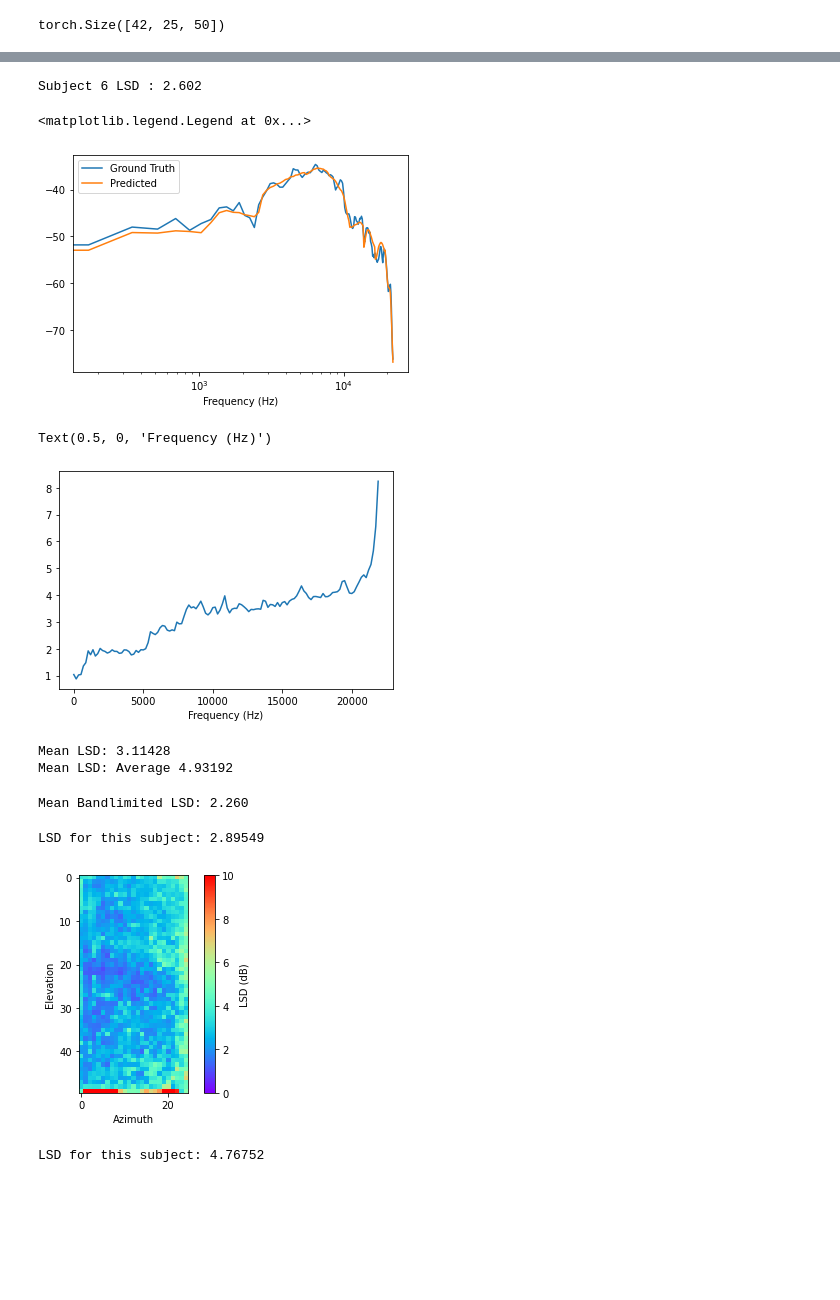
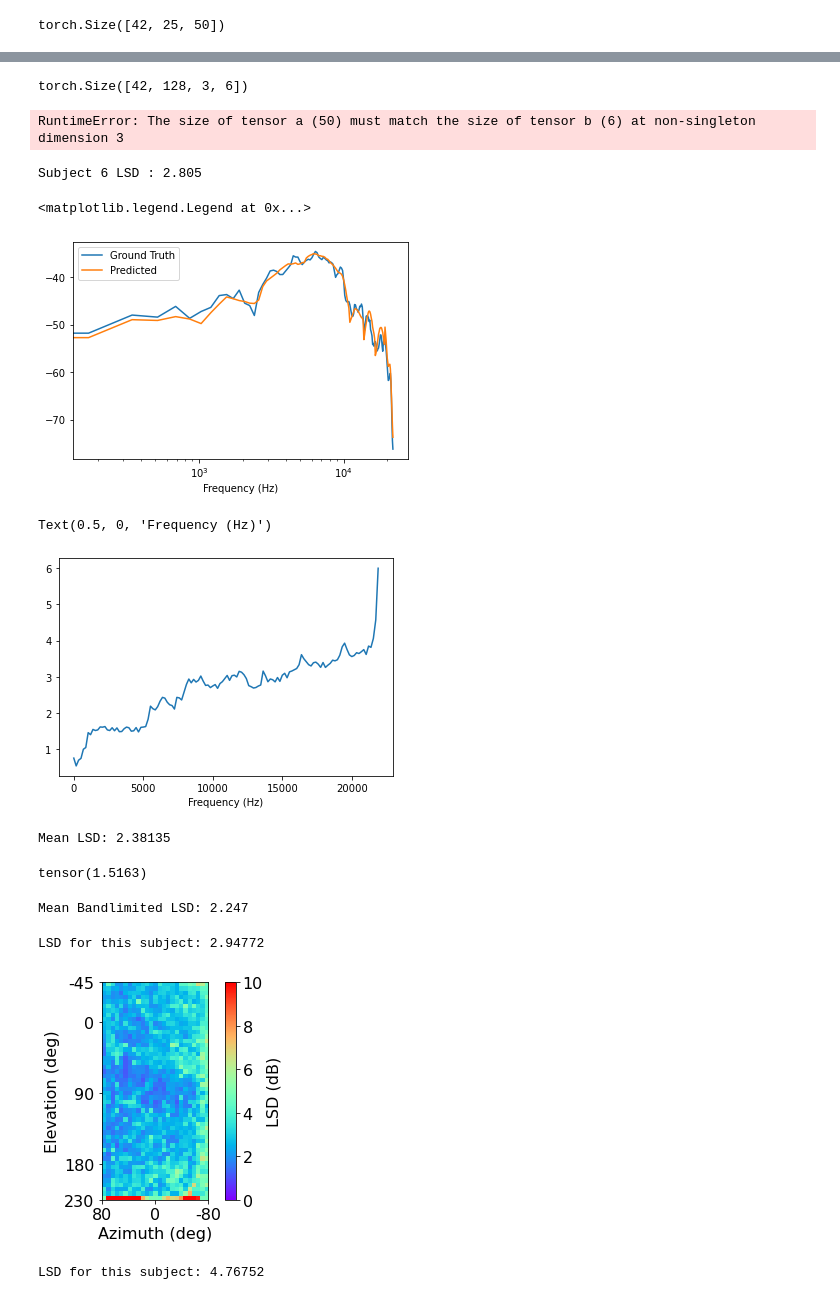
Before and after one commit to dzurale/hrtf_deterministic, a Jupyter notebook: test.ipynb, the cells around one changed output, grey strips where cells are left out. Cells and saved outputs as stored; diff of their text form; code cells hidden in the pictures; blank space fills up the shorter version.

```diff
--- a/test.ipynb
+++ b/test.ipynb
@@ -17,8 +17,8 @@ print("Using %s" % device)
 Using cuda
 # %%
 # Initialize global parameters
-exp = "exp4"
-ep = "_ep400000.pth"
+exp = "exp1"
+ep = "_ep123394.pth"
 whichHRIR = "raw"
 valSubjs = [12, 29, 40]
 
@@ -36,7 +36,7 @@ decoder = AEDecoder(outChannels=gp.inOutChannels, finalActType=gp.decFinalActTyp
                     modelDepth=gp.modelDepth, featMapsMultFact=gp.featMapsMultFact, numConvBlocks=gp.numConvBlocks,
                     outPadArray=gp.decOutPadArray, dropoutP=0).to(device)
 
-checkpoint = torch.load("./saved_models/vae_"+exp+ep, map_location=device)
+checkpoint = torch.load("./saved_models/resumed_ae_"+exp+ep, map_location=device)
 encoder.load_state_dict(checkpoint['encoder'])
 decoder.load_state_dict(checkpoint['decoder'])
 
@@ -65,11 +65,15 @@ datasetTrain = HRTFDataset(dataPath, whichHRIR=whichHRIR,
 trainDL = get_dataloaders(datasetTrain, batchSize=datasetTrain.__len__(), shuffle=False)
 
 for i, batch in enumerate(trainDL):
-    inHRTF = batch["hrtf_l"].to(device)
+    if gp.sparseness == "complete":
+        inHRTF = batch["hrtf_l"].to(device)
+    elif gp.sparseness == "sparse":
+        inHRTF = batch["sparse_hrtf_l"].to(device)
     targetHRTF = inHRTF
 
     # forward pass
-    predHRTF = decoder(encoder(inHRTF))
+    latent = encoder(inHRTF)
+    predHRTF = decoder(latent)
 # %%
 targetHRTF = targetHRTF.detach().cpu()
 predHRTF = predHRTF.detach().cpu()
@@ -113,3 +141,15 @@ torch.Size([42, 25, 50])
+# %%
+latent.size()
+# %% [output]
+torch.Size([42, 128, 3, 6])
+# %%
+subj = 0
+lsdLatentPred = get_lsd(predHRTF, 20*(latent - 1)*6, mean_op="pos")
+plt.imshow(lsdLatentPred[subj].T, cmap='rainbow')
+plt.colorbar(label="LSD (dB)", orientation="vertical")
+plt.title("LSD : Latent v/s Predicted")
+# %% [output]
+RuntimeError: The size of tensor a (50) must match the size of tensor b (6) at non-singleton dimension 3
 # %%
 # Plotting hrtfs
 subj = 6
@@ -129,9 +169,9 @@ plt.xscale("log")
 plt.xlabel("Frequency (Hz)")
 plt.legend(["Ground Truth", "Predicted"])
 # %% [output]
-Subject 6 LSD : 2.602
+Subject 6 LSD : 2.805
 <matplotlib.legend.Legend at 0x...>
-[figure, old version]
+[figure, new version]
 # %%
 # Getting results on Validation data
 
@@ -143,8 +183,11 @@ datasetVal = HRTFDataset(dataPath, whichHRIR=whichHRIR,
 valDL = get_dataloaders(datasetVal, batchSize=datasetVal.__len__(), shuffle=False)
 
 for i, batch in enumerate(valDL):
-    inHRTF = batch["hrtf_l"].to(device)
+    if gp.sparseness == "complete":
+        inHRTF = batch["hrtf_l"].to(device)
+    elif gp.sparseness == "sparse":
+        inHRTF = batch["sparse_hrtf_l"].to(device)
     targetHRTF = batch["hrtf_l"].to(device)
-
+    posArray = batch["pos_array"].to(device)
     # forward pass
     predHRTF = decoder(encoder(inHRTF))
@@ -166,18 +212,23 @@ plt.plot(faxis, lsdFreqMean)
 plt.xlabel("Frequency (Hz)")
 # %% [output]
 Text(0.5, 0, 'Frequency (Hz)')
-[figure, old version]
+[figure, new version]
 # %%
 lsd = get_lsd(predHRTF, targetHRTF)
 lsdMean = torch.mean(lsd)
 print("Mean LSD: %.5f" % lsdMean)
 
-lsdAvg = get_lsd(avgHRTFExpanded, targetHRTF)
-lsdAvgMean = torch.mean(lsdAvg)
-print("Mean LSD: Average %.5f" % lsdAvgMean)
+#lsdAvg = get_lsd(avgHRTFExpanded, targetHRTF)
+#lsdAvgMean = torch.mean(lsdAvg)
+#print("Mean LSD: Average %.5f" % lsdAvgMean)
 # %% [output]
-Mean LSD: 3.11428
-Mean LSD: Average 4.93192
+Mean LSD: 2.38135
+# %%
+lsd = get_lsd(predHRTF, targetHRTF, mean_op="pos")
+lsdStd = torch.std(lsd, dim=(0, 1, 2))
+lsdStd
+# %% [output]
+tensor(1.5163)
 # %%
 fMin = 0
 fMax = 11000
@@ -185,21 +236,26 @@ lsdBL = get_lsd(predHRTF, targetHRTF, frange=[fMin, fMax])
 lsdBLMean = torch.mean(lsdBL)
 print("Mean Bandlimited LSD: %.3f" % lsdBLMean)
 # %% [output]
-Mean Bandlimited LSD: 2.260
+Mean Bandlimited LSD: 2.247
 # %%
 subj = 2
 lsd2D = get_lsd(predHRTF, targetHRTF, mean_op="pos")
 print("LSD for this subject: %.5f" % torch.mean(lsd2D[subj]))
-plt.imshow(lsd2D[subj].T, vmin=0, vmax=10, cmap='rainbow')
-plt.colorbar(label="LSD (dB)", orientation="vertical")
-plt.xlabel("Azimuth")
-plt.ylabel("Elevation")
+fig, ax = plt.subplots()
+c = plt.imshow(lsd2D[subj].T, vmin=0, vmax=10, cmap='rainbow', interpolation="nearest", extent=[0, 24, 0, 49])
+plt.rcParams.update({'font.size': 16})
+ax.set_yticks([0, 8, 24, 40, 49])
+ax.set_yticklabels([230, 180, 90, 0, -45])
+ax.set_xticks([0, 12, 24])
+ax.set_xticklabels([80, 0, -80])
+plt.colorbar(c, label="LSD (dB)", orientation="vertical")
+plt.xlabel("Azimuth (deg)")
+plt.ylabel("Elevation (deg)")
 #plt.title("LSD : CNN predicted v/s Input")
-plt.rcParams.update({'font.size': 16})
-#plt.savefig("../smc_figures/smc_interp_lsd_sp1_sub"+str(subj)+".pdf", bbox_inches="tight")
+plt.savefig("../smc_figures/smc_ae_lsd_depth"+str(gp.modelDepth)+"_sub"+str(subj)+".pdf", bbox_inches="tight")
 # %% [output]
-LSD for this subject: 2.89549
+LSD for this subject: 2.94772
-[figure, old version]
+[figure, new version]
 # %%
 lsd2D = get_lsd(avgHRTFExpanded, targetHRTF, mean_op="pos")
 print("LSD for this subject: %.5f" % torch.mean(lsd2D[subj]))
```
Also changed, not shown: parts of 12 cells of this notebook, 6 other files.
